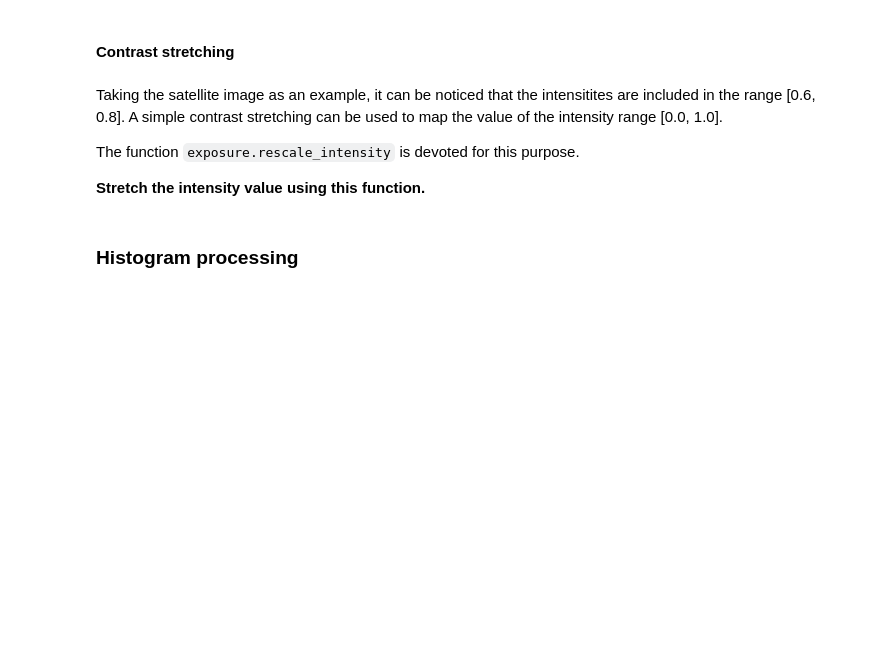
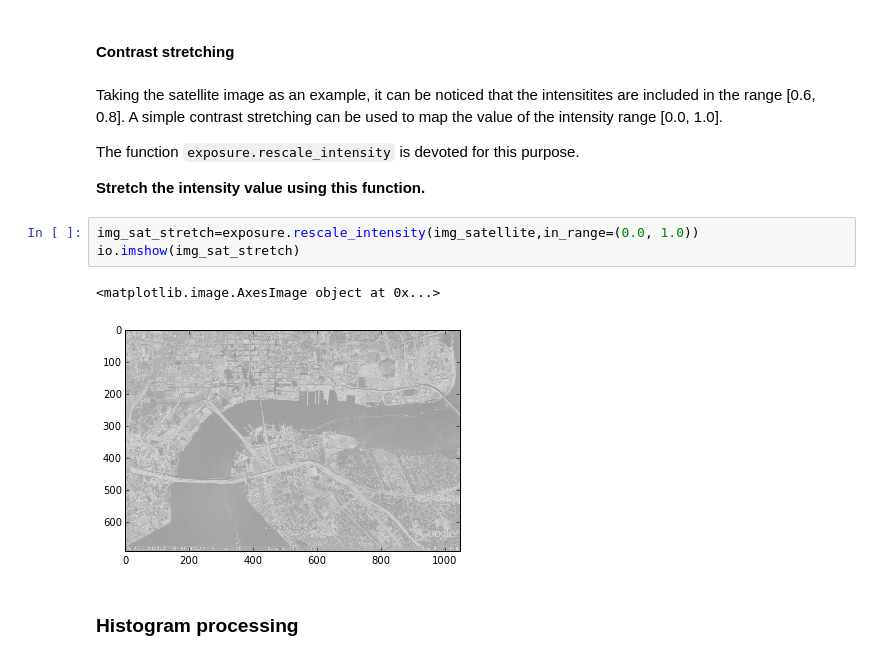
Before and after one commit to yanik-porto/B31XB-IIP-Introduction-skimage, a Jupyter notebook: 01-Introduction-skimage.ipynb, the cells around one changed output. Saved outputs shown, nothing was run; the diff lists cells and outputs as text; blank space fills up the shorter version.

```diff
--- a/01-Introduction-skimage.ipynb
+++ b/01-Introduction-skimage.ipynb
@@ -284,6 +287,12 @@ Taking the satellite image as an example, it can be noticed that the intensitite
 The function `exposure.rescale_intensity` is devoted for this purpose.
 
 **Stretch the intensity value using this function.**
+# %%
+img_sat_stretch=exposure.rescale_intensity(img_satellite,in_range=(0.0, 1.0))
+io.imshow(img_sat_stretch)
+# %% [output]
+<matplotlib.image.AxesImage object at 0x...>
+[figure, added]
 # %% [markdown]
 ### Histogram processing
 # %% [markdown]
```
Also changed, not shown: parts of 8 cells of this notebook.
